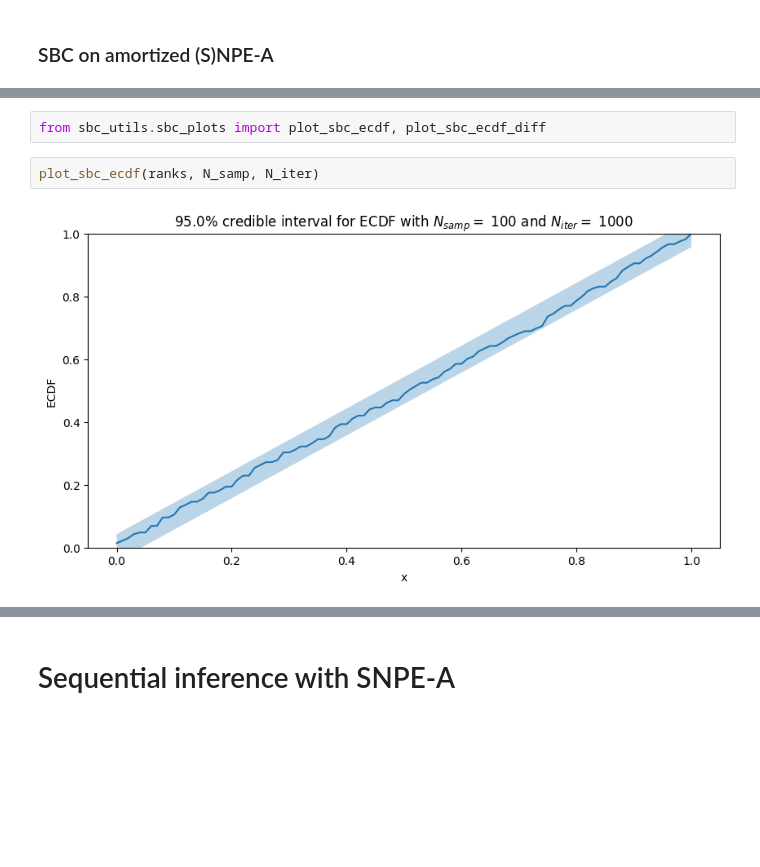
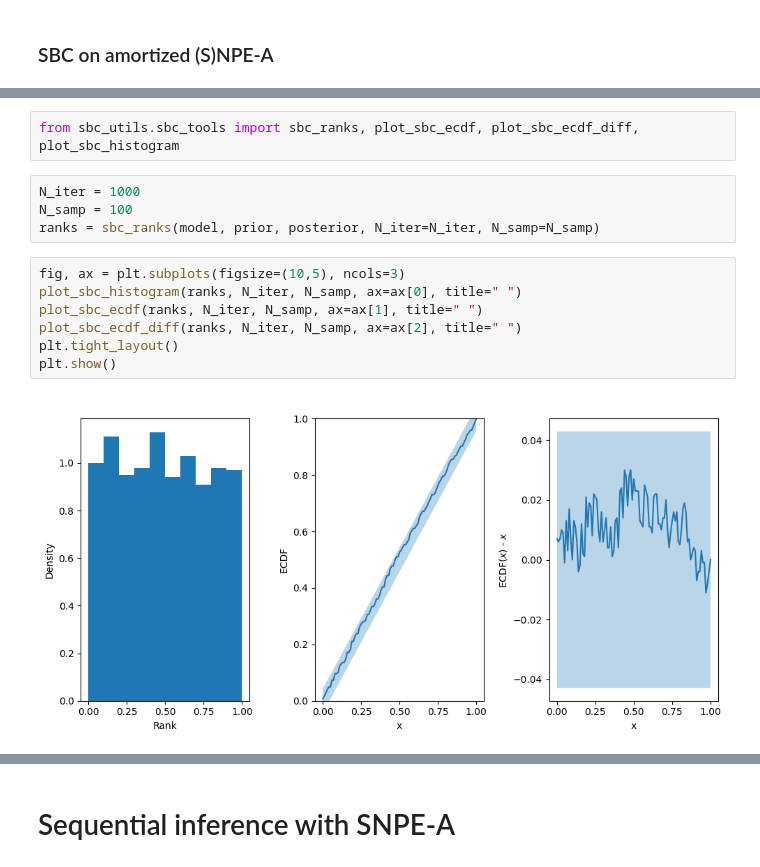
Before and after one commit to kaisamaroo/SBC-SBI, a Jupyter notebook: SBI/1D Examples/1D_GaussianGaussian_Far_SNPE_A.ipynb, the cells around one changed output, grey strips where cells are left out. Drawn from its saved outputs; the diff is of its cells as text; blank space fills up the shorter version.

Commit message:
Put more into sbc_utils

```diff
--- a/SBI/1D Examples/1D_GaussianGaussian_Far_SNPE_A.ipynb
+++ b/SBI/1D Examples/1D_GaussianGaussian_Far_SNPE_A.ipynb
@@ -168,6 +144,15 @@ pass
-# %%
-from sbc_utils.sbc_plots import plot_sbc_ecdf, plot_sbc_ecdf_diff
+# %%
+from sbc_utils.sbc_tools import sbc_ranks, plot_sbc_ecdf, plot_sbc_ecdf_diff, plot_sbc_histogram
+# %%
+N_iter = 1000
+N_samp = 100
+ranks = sbc_ranks(model, prior, posterior, N_iter=N_iter, N_samp=N_samp)
 # %%
-plot_sbc_ecdf(ranks, N_samp, N_iter)
+fig, ax = plt.subplots(figsize=(10,5), ncols=3)
+plot_sbc_histogram(ranks, N_iter, N_samp, ax=ax[0], title=" ")
+plot_sbc_ecdf(ranks, N_iter, N_samp, ax=ax[1], title=" ")
+plot_sbc_ecdf_diff(ranks, N_iter, N_samp, ax=ax[2], title=" ")
+plt.tight_layout()
+plt.show()
 # %% [output]
-[figure, old version]
+[figure, new version]
```
Also changed, not shown: parts of 7 cells of this notebook, 16 other files.
